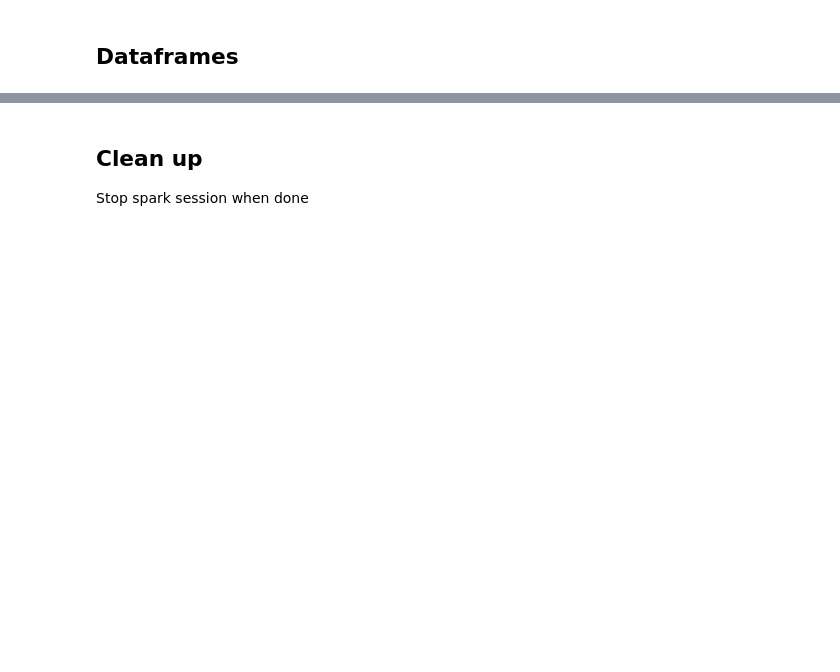
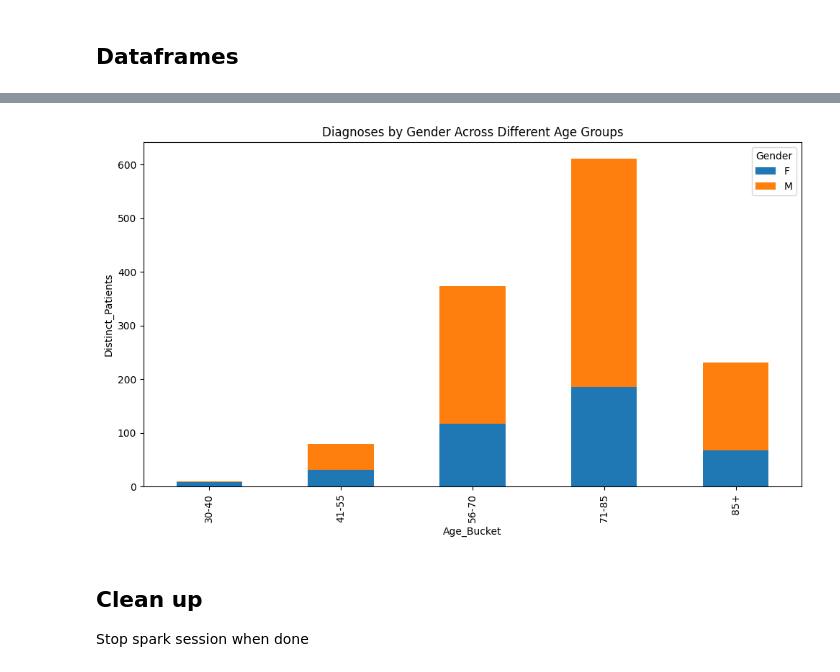
Before and after one commit to BhoomikaGuptaa/bladdards-MIMIC-health, a Jupyter notebook: scripts/sprint6.ipynb, the cells around one changed output, grey strips where cells are left out. Saved outputs shown, nothing was run; the diff lists cells and outputs as text; code cells hidden in the pictures; blank space fills up the shorter version.

Commit message:
Updating sprint6 with analysis (age/gender + time between subj_id's symptom and diagnosis)

```diff
--- a/scripts/sprint6.ipynb
+++ b/scripts/sprint6.ipynb
@@ -203,0 +311,87 @@ only showing top 10 rows
+# %%
+# || Ara's Deliverable ||
+
+# >> Dataframe + Stacked Bar chart to conduct further analysis on whether diagnoses differ by gender across age groups <<
+
+# || DATAFRAME: demographics_age_gender ||
+
+# Note: The following sections of code were retrieved from sprint5.ipynb
+# Additional Note (for syntax): There are several forums that like to argue whether F or sf is best practice as a naming convention to import pyspark.sql.functions
+
+# Parsing through the parquet file containing the first BC diagnoses
+bc_visits = visits.filter(F.col("visit_type") == "BC_FIRST_DX")
+
+# Creating buckets for corresponding ages
+bc_buckets = bc_visits.withColumn(
+    "age_bucket",
+    F.when(F.col("age") < 30, "<30")
+     .when((F.col("age") >= 30) & (F.col("age") <= 40), "30-40")
+     .when((F.col("age") >= 41) & (F.col("age") <= 55), "41-55")
+     .when((F.col("age") >= 56) & (F.col("age") <= 70), "56-70")
+     .when((F.col("age") >= 71) & (F.col("age") <= 85), "71-85")
+     .otherwise("85+")
+)
+
+# Joining the diagnosis timing (time_difference) by subject_id -> referencing code from sprint5.ipynb - date and age transformation block
+bc_buckets = bc_buckets.join(
+    time_difference.select("subject_id", "days_before_dx"),
+    on="subject_id",
+    how="left"
+)
+
+# Building the demographics_and_age dataframe
+demographics_age_gender = (
+    bc_buckets
+    .groupBy("age_bucket", "gender")
+    .agg(
+        F.countDistinct("subject_id").alias("distinct_patients"),
+        F.avg("days_before_dx").alias("avg_days_before_dx")
+    )
+)
+
+# Sorting the ages into nice buckets (numbered 1-6, with no.7 bucket being a catch-all)
+demographics_age_gender = (
+    demographics_age_gender
+    .withColumn(
+        "age_bucket_order",
+        F.when(F.col("age_bucket") == "<30", 1)
+        .when(F.col("age_bucket") == "30-40", 2)
+        .when(F.col("age_bucket") == "41-55", 3)
+        .when(F.col("age_bucket") == "56-70", 4)
+        .when(F.col("age_bucket") == "71-85", 5)
+        .when(F.col("age_bucket") == "85+", 6)
+        .otherwise(7)
+    )
+
+    .orderBy("age_bucket_order", "gender")
+    .drop("age_bucket_order")
+)
+
+demographics_age_gender.show(truncate=False)
+
+
+# || STACKED BAR CHART: fig_demographics_age_gender ||
+
+# Note: Implementing the use of the pandas library to show the bar chart seamlessly
+dag_df = demographics_age_gender.toPandas() # dag -> demographics_age_gender
+
+age_order = ["<30", "30-40", "41-55", "56-70", "71-85", "85+"]
+dag_df["age_bucket"] = pd.Categorical(dag_df["age_bucket"], categories = age_order, ordered = True)
+dag_df = dag_df.sort_values(["age_bucket", "gender"])
+
+stacked_bar_chart_df = (dag_df.pivot(index = "age_bucket", columns = "gender", values = "distinct_patients")
+                       .fillna(0)
+                      )
+fig_demographics_age_gender = stacked_bar_chart_df.plot(
+    kind="bar",
+    stacked=True,
+    figsize= (10, 6)
+)
+
+plt.xlabel("Age_Bucket")
+plt.ylabel("Distinct_Patients")
+plt.title("Diagnoses by Gender Across Different Age Groups")
+plt.legend(title="Gender")
+plt.tight_layout()
+plt.show()
+# %% [output]
@@ -204,3 +412,4 @@ only showing top 10 rows
+[figure, added]
 # %% [markdown]
 ## Clean up
 Stop spark session when done
```
Also changed, not shown: parts of 10 cells of this notebook.
